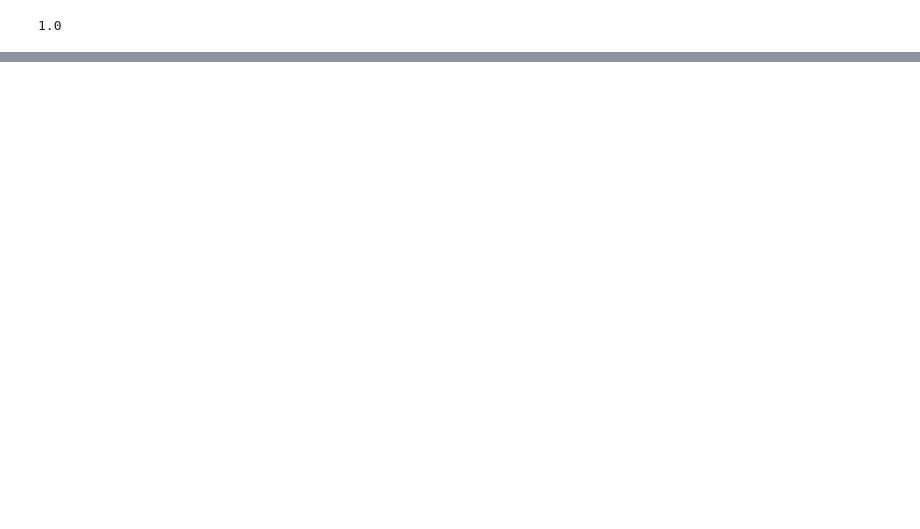
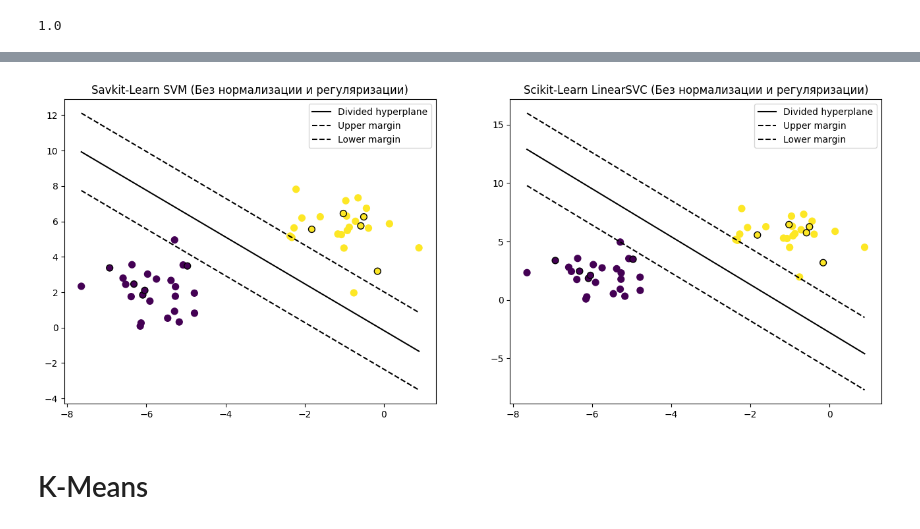
Before and after one commit to artyomsavov/savkit-learn, a Jupyter notebook: notebooks/alghorithms.ipynb, the cells around one changed output, grey strips where cells are left out. Saved outputs shown, nothing was run; the diff lists cells and outputs as text; code cells hidden in the pictures; blank space fills up the shorter version.

```diff
--- a/notebooks/alghorithms.ipynb
+++ b/notebooks/alghorithms.ipynb
@@ -772,0 +804,52 @@ print(np.mean(y_pred == y_test))
+# %%
+from sklearn import datasets
+from sklearn.model_selection import train_test_split
+from sklearn.svm import LinearSVC
+
+X, y = datasets.make_blobs(
+    n_samples=50, n_features=2, centers=2, cluster_std=1.05, random_state=1234
+)
+X_train, X_test, y_train, y_test = train_test_split(
+    X, y, test_size=0.2, random_state=1234
+)
+
+clf_custom = SVM(lr=0.01, lambda_param=0.0, n_iters=1000)
+clf_custom.fit(X_train, y_train)
+
+clf_sklearn = LinearSVC(C=100000, max_iter=10000, random_state=42)
+clf_sklearn.fit(X_train, y_train)
+
+def h_custom(x0, offset=0):
+    # w * x - b = offset
+    return (clf_custom.bias + offset - clf_custom.weights[0] * x0) / clf_custom.weights[1]
+
+def h_sklearn(x0, offset=0):
+    # w * x + b = offset
+    w = clf_sklearn.coef_[0]
+    b = clf_sklearn.intercept_[0]
+    return (offset - b - w[0] * x0) / w[1]
+
+fig, (ax1, ax2) = plt.subplots(1, 2, figsize=(16, 6))
+x0_min, x0_max = X[:, 0].min(), X[:, 0].max()
+
+ax1.scatter(X_train[:, 0], X_train[:, 1], c=y_train, marker='o', s=50)
+ax1.scatter(X_test[:, 0], X_test[:, 1], c=y_test, edgecolor='k', marker='o', s=50)
+ax1.plot([x0_min, x0_max], [h_custom(x0_min, 0), h_custom(x0_max, 0)], 'k-', label='Divided hyperplane')
+ax1.plot([x0_min, x0_max], [h_custom(x0_min, 1), h_custom(x0_max, 1)], 'k--', label='Upper margin')
+ax1.plot([x0_min, x0_max], [h_custom(x0_min, -1), h_custom(x0_max, -1)], 'k--', label='Lower margin')
+ax1.set_title("Savkit-Learn SVM (Без нормализации и регуляризации)")
+ax1.legend()
+
+ax2.scatter(X_train[:, 0], X_train[:, 1], c=y_train, marker='o', s=50)
+ax2.scatter(X_test[:, 0], X_test[:, 1], c=y_test, edgecolor='k', marker='o', s=50)
+ax2.plot([x0_min, x0_max], [h_sklearn(x0_min, 0), h_sklearn(x0_max, 0)], 'k-', label='Divided hyperplane')
+ax2.plot([x0_min, x0_max], [h_sklearn(x0_min, 1), h_sklearn(x0_max, 1)], 'k--', label='Upper margin')
+ax2.plot([x0_min, x0_max], [h_sklearn(x0_min, -1), h_sklearn(x0_max, -1)], 'k--', label='Lower margin')
+ax2.set_title("Scikit-Learn LinearSVC (Без нормализации и регуляризации)")
+ax2.legend()
+
+plt.show()
+# %% [output]
+[figure, added]
+# %% [markdown]
+# K-Means
```
Also changed, not shown: parts of 7 cells of this notebook, 4 other files.
